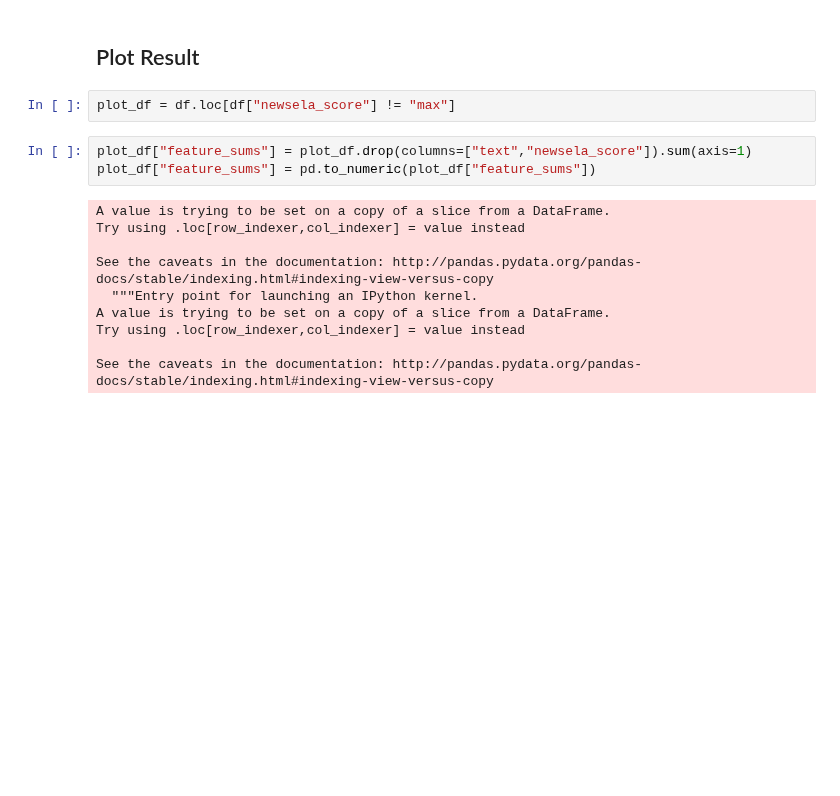
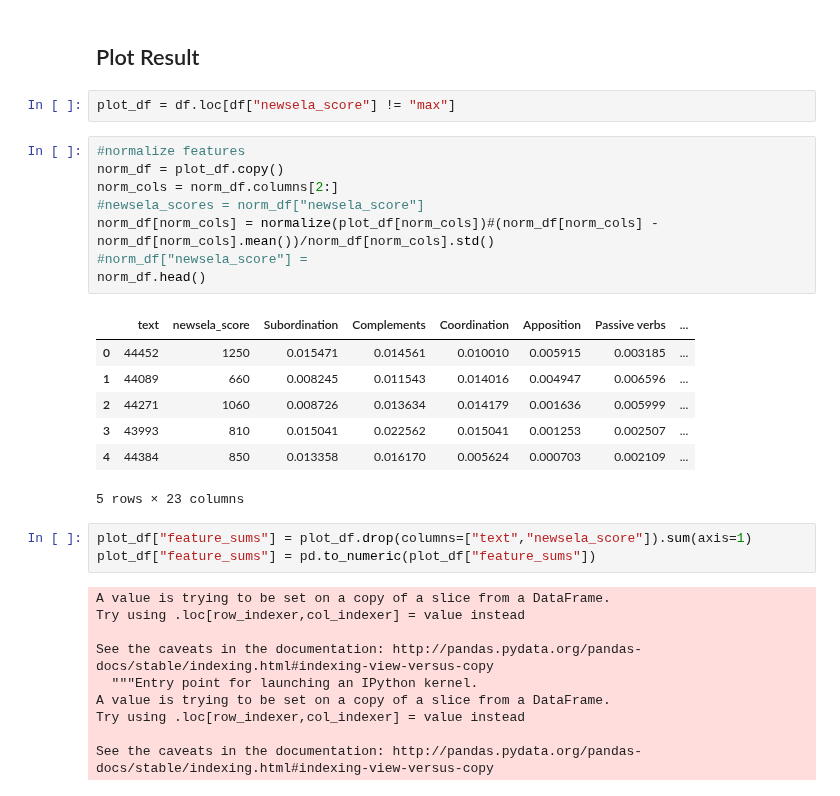
Before and after one commit to PaulOpu/TS_LossFunction, a Jupyter notebook: code/Opuchlich_FeatureRegression.ipynb, the cells around one changed output. Cells and saved outputs as stored; diff of their text form; blank space fills up the shorter version.

```diff
--- a/code/Opuchlich_FeatureRegression.ipynb
+++ b/code/Opuchlich_FeatureRegression.ipynb
@@ -104,6 +108,22 @@ df.to_csv("data/newsela/text_features.csv",sep=",")
 ## Plot Result
 # %%
 plot_df = df.loc[df["newsela_score"] != "max"]
+# %%
+#normalize features
+norm_df = plot_df.copy()
+norm_cols = norm_df.columns[2:]
+#newsela_scores = norm_df["newsela_score"]
+norm_df[norm_cols] = normalize(plot_df[norm_cols])#(norm_df[norm_cols] - norm_df[norm_cols].mean())/norm_df[norm_cols].std()
+#norm_df["newsela_score"] =
+norm_df.head()
+# %% [output]
+|  | text | newsela_score | Subordination | Complements | Coordination | Apposition | Passive verbs | ... |
+| 0 | 44452 | 1250 | 0.015471 | 0.014561 | 0.010010 | 0.005915 | 0.003185 | ... |
+| 1 | 44089 | 660 | 0.008245 | 0.011543 | 0.014016 | 0.004947 | 0.006596 | ... |
+| 2 | 44271 | 1060 | 0.008726 | 0.013634 | 0.014179 | 0.001636 | 0.005999 | ... |
+| 3 | 43993 | 810 | 0.015041 | 0.022562 | 0.015041 | 0.001253 | 0.002507 | ... |
+| 4 | 44384 | 850 | 0.013358 | 0.016170 | 0.005624 | 0.000703 | 0.002109 | ... |
+5 rows × 23 columns
 # %%
 plot_df["feature_sums"] = plot_df.drop(columns=["text","newsela_score"]).sum(axis=1)
 plot_df["feature_sums"] = pd.to_numeric(plot_df["feature_sums"])
```
Also changed, not shown: parts of 34 cells of this notebook, 3 other files.
